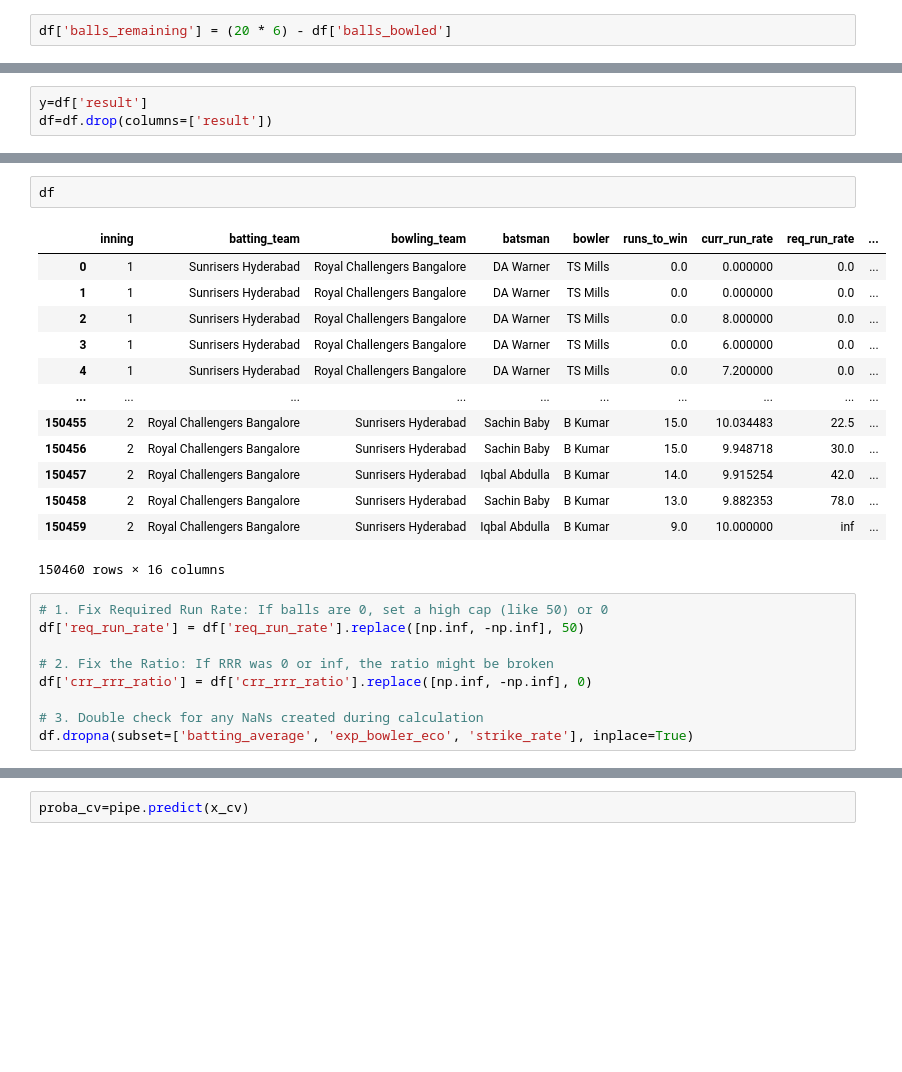
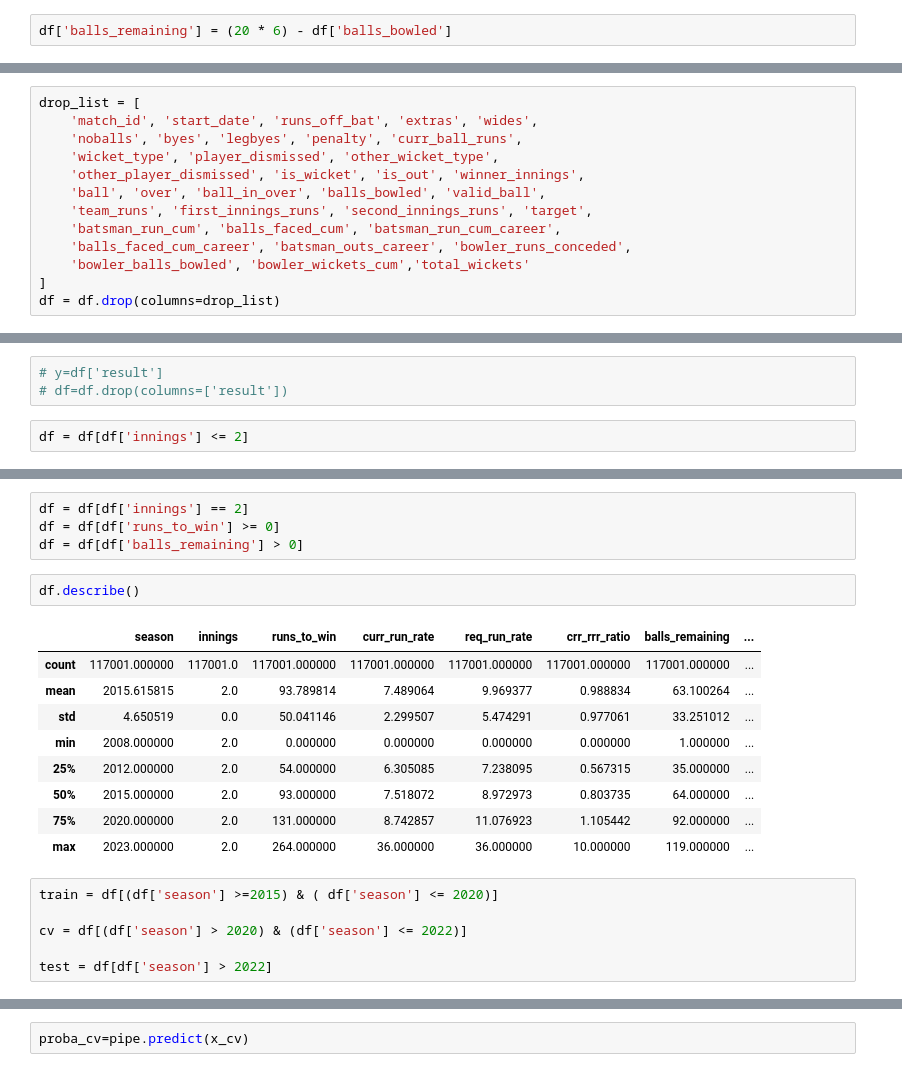
Before and after one commit to DeepanshuSharma1607/College-mini-project, a Jupyter notebook: ipl.ipynb, the cells around one changed output, grey strips where cells are left out. Cells and saved outputs as stored; diff of their text form; blank space fills up the shorter version.

```diff
--- a/ipl.ipynb
+++ b/ipl.ipynb
@@ -428,3 +539,16 @@ df = df.drop(columns=lis)
+# %%
+drop_list = [
+    'match_id', 'start_date', 'runs_off_bat', 'extras', 'wides',
+    'noballs', 'byes', 'legbyes', 'penalty', 'curr_ball_runs',
+    'wicket_type', 'player_dismissed', 'other_wicket_type',
+    'other_player_dismissed', 'is_wicket', 'is_out', 'winner_innings',
+    'ball', 'over', 'ball_in_over', 'balls_bowled', 'valid_ball',
+    'team_runs', 'first_innings_runs', 'second_innings_runs', 'target',
+    'batsman_run_cum', 'balls_faced_cum', 'batsman_run_cum_career',
+    'balls_faced_cum_career', 'batsman_outs_career', 'bowler_runs_conceded',
+    'bowler_balls_bowled', 'bowler_wickets_cum','total_wickets'
+]
+df = df.drop(columns=drop_list)
 # %%
 df.info()
 # %% [output]
@@ -448,6 +588,8 @@ memory usage: 19.5+ MB
 # %%
-y=df['result']
-df=df.drop(columns=['result'])
+# y=df['result']
+# df=df.drop(columns=['result'])
+# %%
+df = df[df['innings'] <= 2]
 # %%
 df.describe()
 # %% [output]
@@ -463,25 +605,22 @@ df.describe()
+# %%
+df = df[df['innings'] == 2]
+df = df[df['runs_to_win'] >= 0]
+df = df[df['balls_remaining'] > 0]
 # %%
-df
+df.describe()
 # %% [output]
-|  | inning | batting_team | bowling_team | batsman | bowler | runs_to_win | curr_run_rate | req_run_rate | ... |
-| 0 | 1 | Sunrisers Hyderabad | Royal Challengers Bangalore | DA Warner | TS Mills | 0.0 | 0.000000 | 0.0 | ... |
-| 1 | 1 | Sunrisers Hyderabad | Royal Challengers Bangalore | DA Warner | TS Mills | 0.0 | 0.000000 | 0.0 | ... |
-| 2 | 1 | Sunrisers Hyderabad | Royal Challengers Bangalore | DA Warner | TS Mills | 0.0 | 8.000000 | 0.0 | ... |
-| 3 | 1 | Sunrisers Hyderabad | Royal Challengers Bangalore | DA Warner | TS Mills | 0.0 | 6.000000 | 0.0 | ... |
-| 4 | 1 | Sunrisers Hyderabad | Royal Challengers Bangalore | DA Warner | TS Mills | 0.0 | 7.200000 | 0.0 | ... |
-| ... | ... | ... | ... | ... | ... | ... | ... | ... | ... |
-| 150455 | 2 | Royal Challengers Bangalore | Sunrisers Hyderabad | Sachin Baby | B Kumar | 15.0 | 10.034483 | 22.5 | ... |
-| 150456 | 2 | Royal Challengers Bangalore | Sunrisers Hyderabad | Sachin Baby | B Kumar | 15.0 | 9.948718 | 30.0 | ... |
-| 150457 | 2 | Royal Challengers Bangalore | Sunrisers Hyderabad | Iqbal Abdulla | B Kumar | 14.0 | 9.915254 | 42.0 | ... |
-| 150458 | 2 | Royal Challengers Bangalore | Sunrisers Hyderabad | Sachin Baby | B Kumar | 13.0 | 9.882353 | 78.0 | ... |
-| 150459 | 2 | Royal Challengers Bangalore | Sunrisers Hyderabad | Iqbal Abdulla | B Kumar | 9.0 | 10.000000 | inf | ... |
+|  | season | innings | runs_to_win | curr_run_rate | req_run_rate | crr_rrr_ratio | balls_remaining | ... |
+| count | 117001.000000 | 117001.0 | 117001.000000 | 117001.000000 | 117001.000000 | 117001.000000 | 117001.000000 | ... |
+| mean | 2015.615815 | 2.0 | 93.789814 | 7.489064 | 9.969377 | 0.988834 | 63.100264 | ... |
+| std | 4.650519 | 0.0 | 50.041146 | 2.299507 | 5.474291 | 0.977061 | 33.251012 | ... |
+| min | 2008.000000 | 2.0 | 0.000000 | 0.000000 | 0.000000 | 0.000000 | 1.000000 | ... |
+| 25% | 2012.000000 | 2.0 | 54.000000 | 6.305085 | 7.238095 | 0.567315 | 35.000000 | ... |
+| 50% | 2015.000000 | 2.0 | 93.000000 | 7.518072 | 8.972973 | 0.803735 | 64.000000 | ... |
+| 75% | 2020.000000 | 2.0 | 131.000000 | 8.742857 | 11.076923 | 1.105442 | 92.000000 | ... |
+| max | 2023.000000 | 2.0 | 264.000000 | 36.000000 | 36.000000 | 10.000000 | 119.000000 | ... |
-150460 rows × 16 columns
-# %%
-# 1. Fix Required Run Rate: If balls are 0, set a high cap (like 50) or 0
-df['req_run_rate'] = df['req_run_rate'].replace([np.inf, -np.inf], 50)
-
-# 2. Fix the Ratio: If RRR was 0 or inf, the ratio might be broken
-df['crr_rrr_ratio'] = df['crr_rrr_ratio'].replace([np.inf, -np.inf], 0)
-
-# 3. Double check for any NaNs created during calculation
-df.dropna(subset=['batting_average', 'exp_bowler_eco', 'strike_rate'], inplace=True)
+# %%
+train = df[(df['season'] >=2015) & ( df['season'] <= 2020)]
+
+cv = df[(df['season'] > 2020) & (df['season'] <= 2022)]
+
+test = df[df['season'] > 2022]
```
Also changed, not shown: parts of 81 cells of this notebook.
